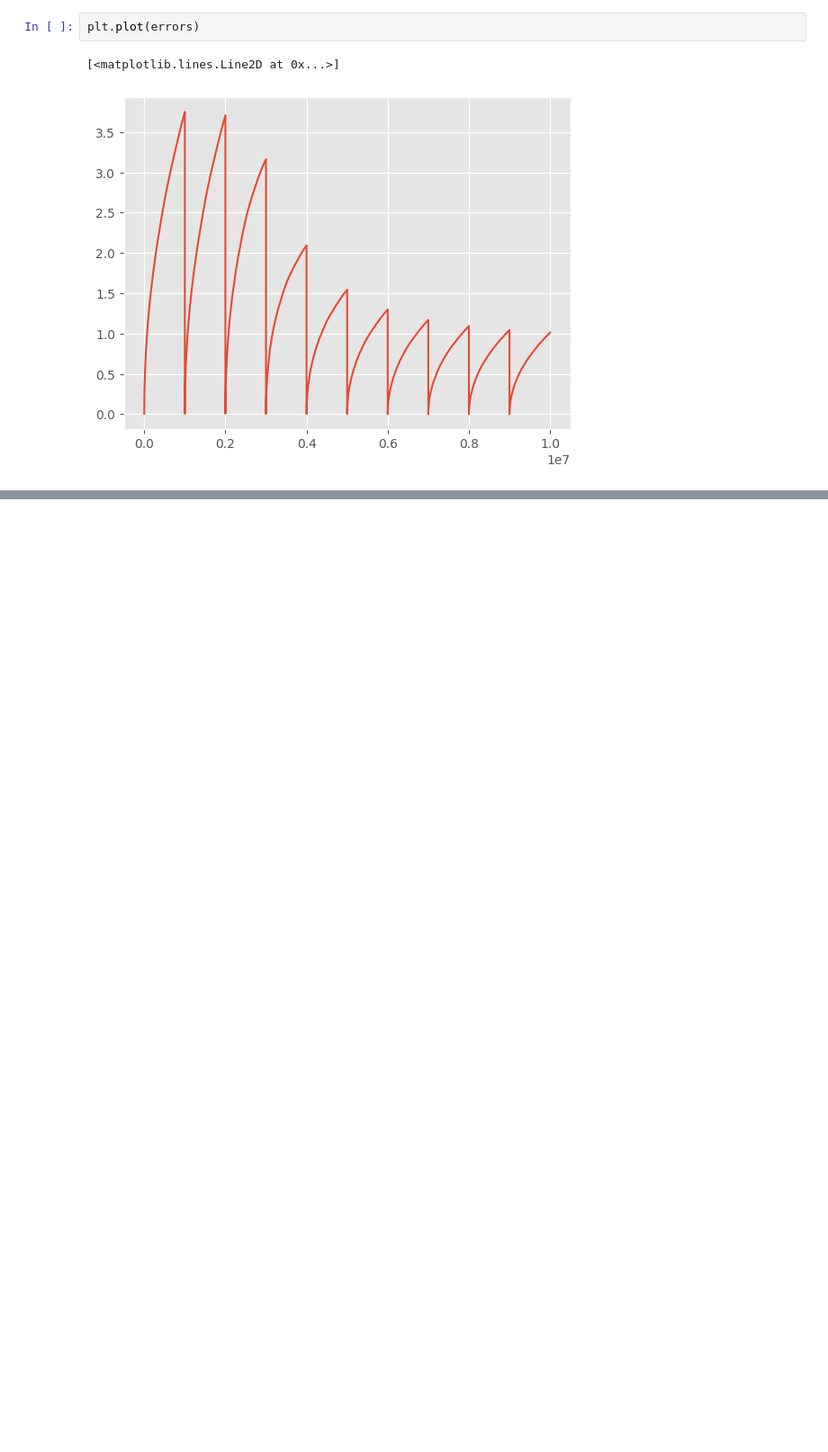
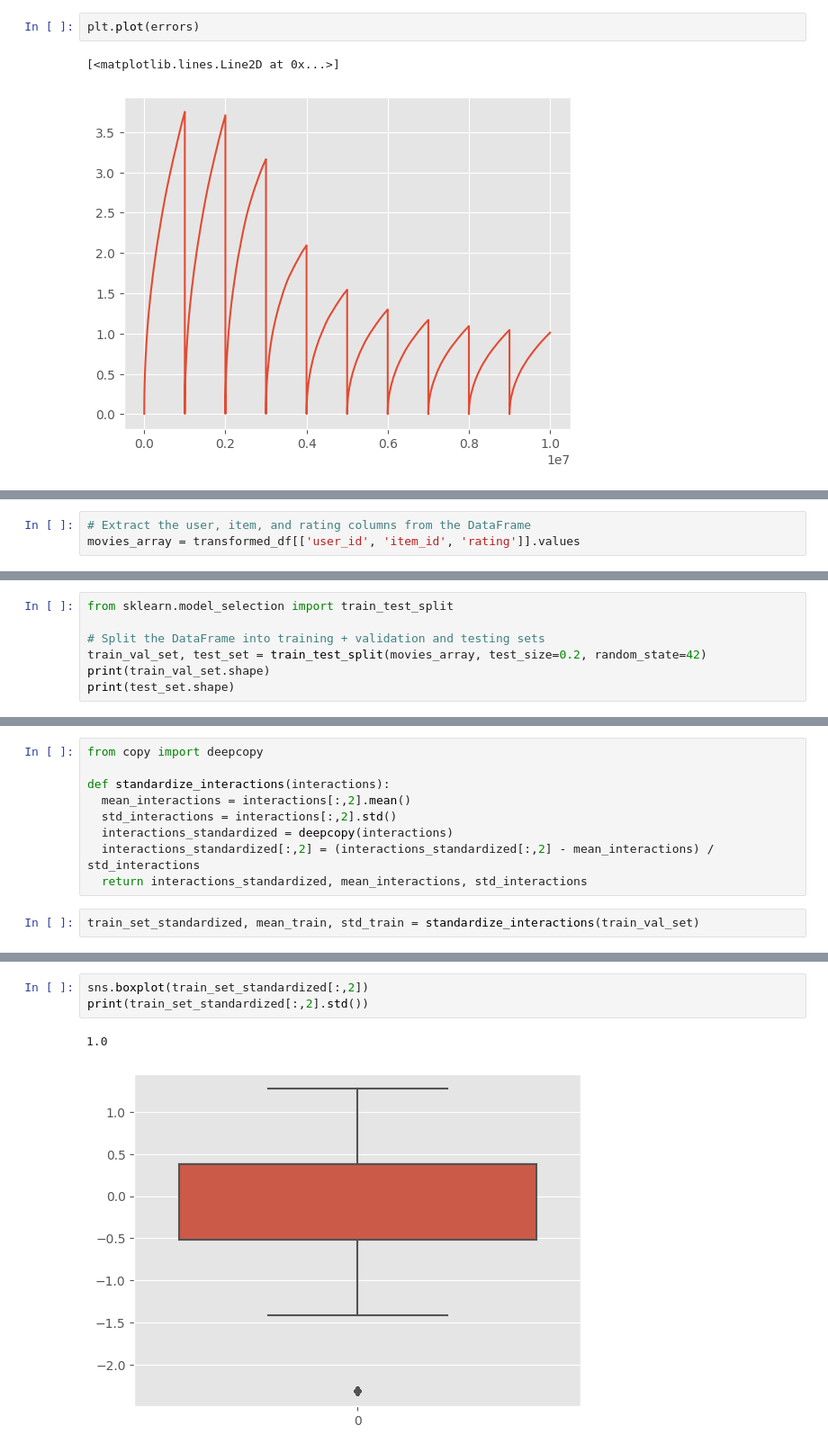
Before and after one commit to MarcoC1796/recommender-systems-thesis, a Jupyter notebook: MovieLens1MRS.ipynb, the cells around one changed output, grey strips where cells are left out. Shown at 90% size. Drawn from its saved outputs; the diff is of its cells as text; blank space fills up the shorter version.

```diff
--- a/MovieLens1MRS.ipynb
+++ b/MovieLens1MRS.ipynb
@@ -636,0 +809,3 @@ plt.plot(errors)
+# %%
+# Extract the user, item, and rating columns from the DataFrame
+movies_array = transformed_df[['user_id', 'item_id', 'rating']].values
@@ -636,0 +814,7 @@ plt.plot(errors)
+# %%
+from sklearn.model_selection import train_test_split
+
+# Split the DataFrame into training + validation and testing sets
+train_val_set, test_set = train_test_split(movies_array, test_size=0.2, random_state=42)
+print(train_val_set.shape)
+print(test_set.shape)
@@ -636,0 +824,11 @@ plt.plot(errors)
+# %%
+from copy import deepcopy
+
+def standardize_interactions(interactions):
+  mean_interactions = interactions[:,2].mean()
+  std_interactions = interactions[:,2].std()
+  interactions_standardized = deepcopy(interactions)
+  interactions_standardized[:,2] = (interactions_standardized[:,2] - mean_interactions) / std_interactions
+  return interactions_standardized, mean_interactions, std_interactions
+# %%
+train_set_standardized, mean_train, std_train = standardize_interactions(train_val_set)
@@ -636,0 +855,6 @@ plt.plot(errors)
+# %%
+sns.boxplot(train_set_standardized[:,2])
+print(train_set_standardized[:,2].std())
+# %% [output]
+1.0
+[figure, added]
```
Also changed, not shown: parts of 24 cells of this notebook.
